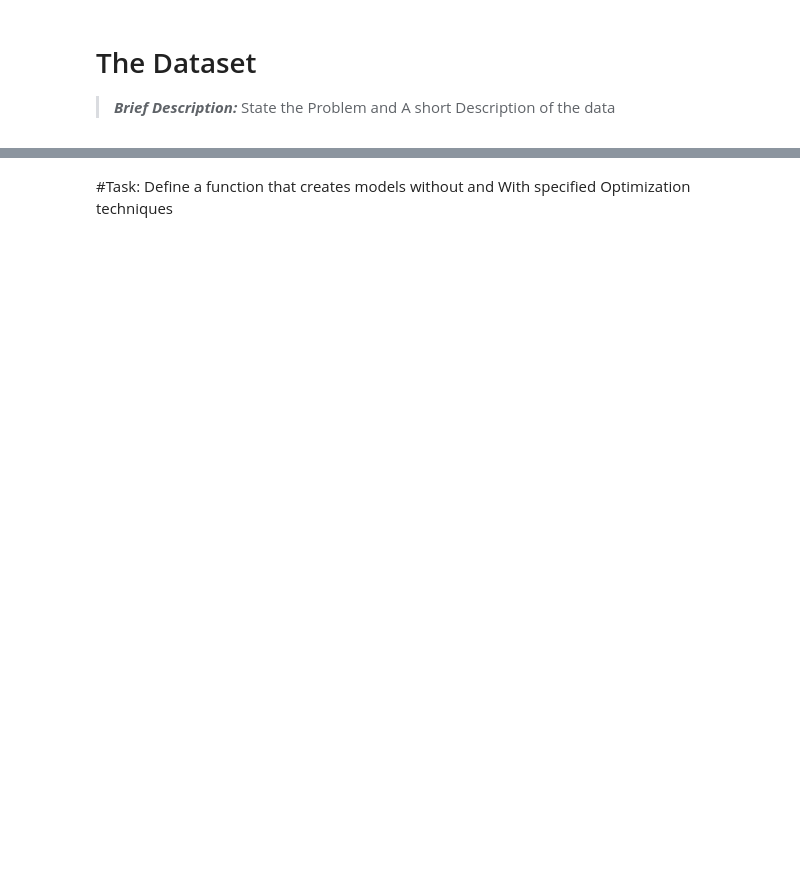
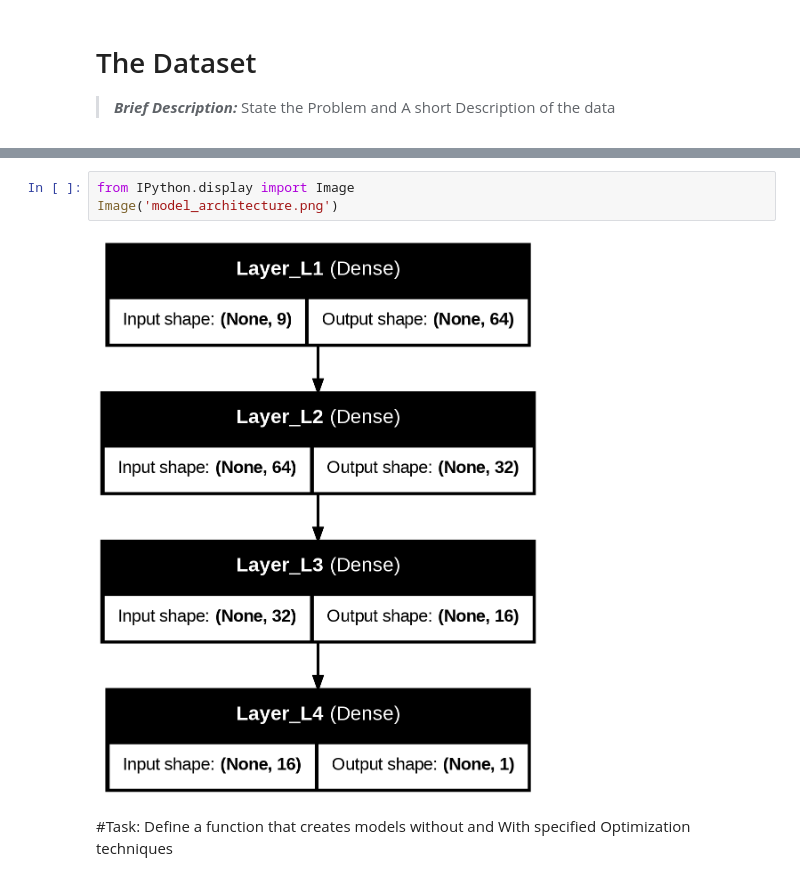
Before and after one commit to IkireziI/GEN-Z-ACADEMY, a Jupyter notebook: Inès_IKIREZI_Summative_Assignment.ipynb, the cells around one changed output, grey strips where cells are left out. Cells and saved outputs as stored; diff of their text form; blank space fills up the shorter version.

```diff
--- a/Inès_IKIREZI_Summative_Assignment.ipynb
+++ b/Inès_IKIREZI_Summative_Assignment.ipynb
@@ -138,3 +172,8 @@ TODO: Insert an image with the Model architecture here.Replace the image Below
+# %%
+from IPython.display import Image
+Image('model_architecture.png')
+# %% [output]
+[figure, added]
 # %% [markdown]
 #Task: Define a function that creates models without and With specified Optimization techniques
 # %%
```
Also changed, not shown: parts of 22 cells of this notebook.
